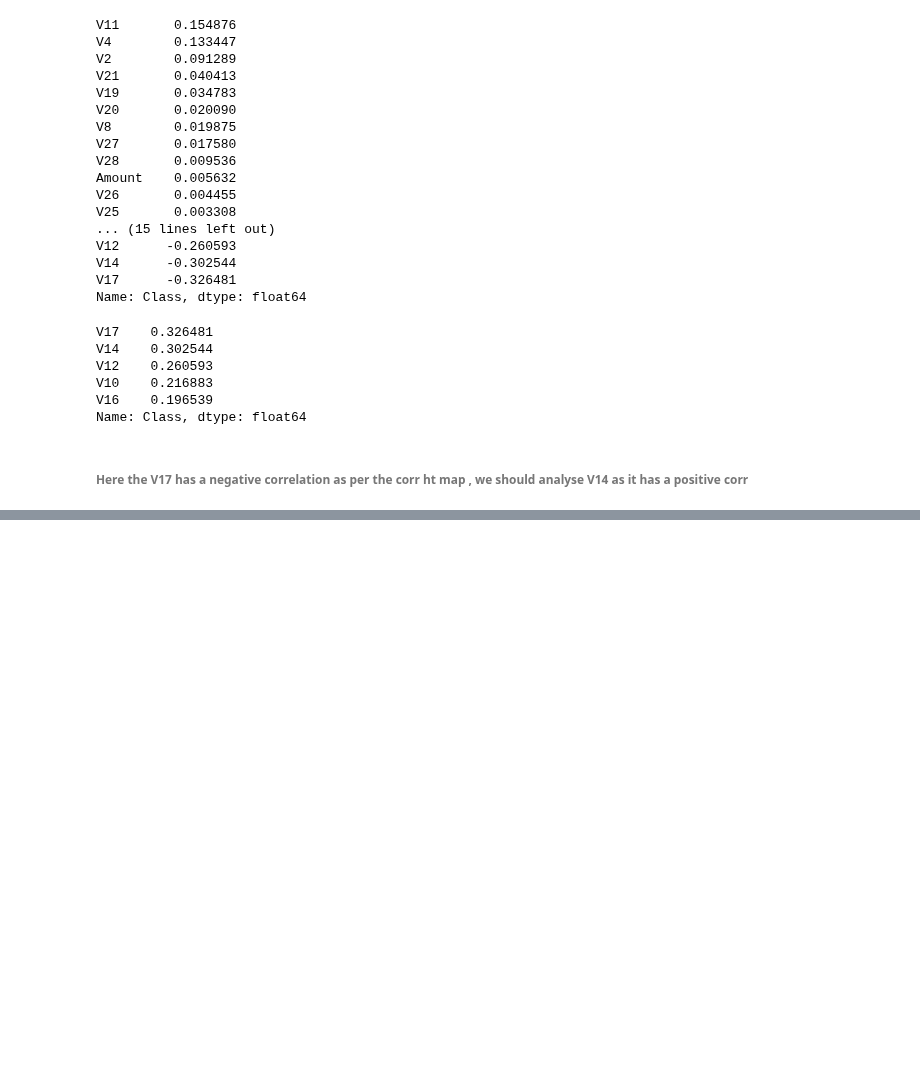
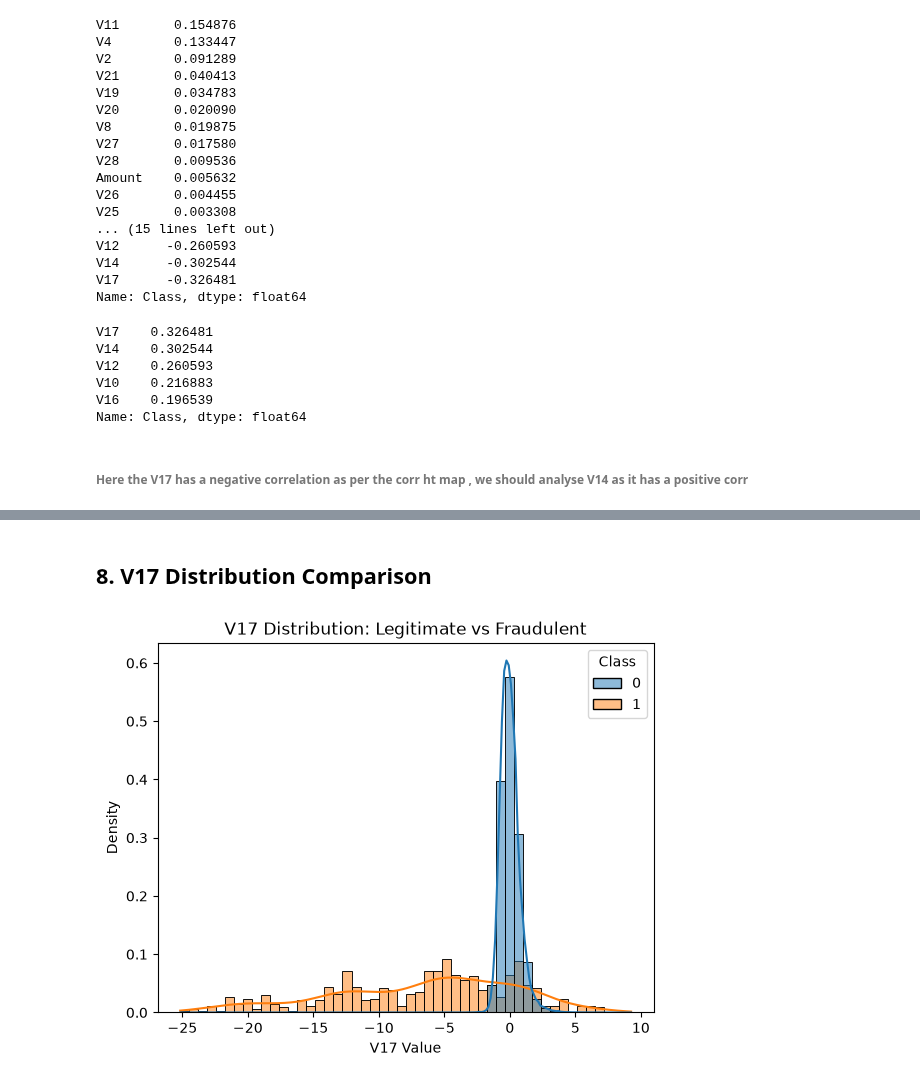
Before and after one commit to AswinAzikar/FinGuard_AI, a Jupyter notebook: notebooks/01_exploratory_analysis.ipynb, the cells around one changed output, grey strips where cells are left out. Saved outputs shown, nothing was run; the diff lists cells and outputs as text; code cells hidden in the pictures; blank space fills up the shorter version.

```diff
--- a/notebooks/01_exploratory_analysis.ipynb
+++ b/notebooks/01_exploratory_analysis.ipynb
@@ -145,0 +189,10 @@ Name: Class, dtype: float64
+# %% [markdown]
+## 8. V17 Distribution Comparison
+# %%
+sns.histplot(data=df, x="V17", hue="Class", bins=50, kde=True, stat="density", common_norm=False)
+plt.title("V17 Distribution: Legitimate vs Fraudulent")
+plt.xlabel("V17 Value")
+plt.ylabel("Density")
+plt.show()
+# %% [output]
+[figure, added]
```
Also changed, not shown: parts of 5 cells of this notebook.
